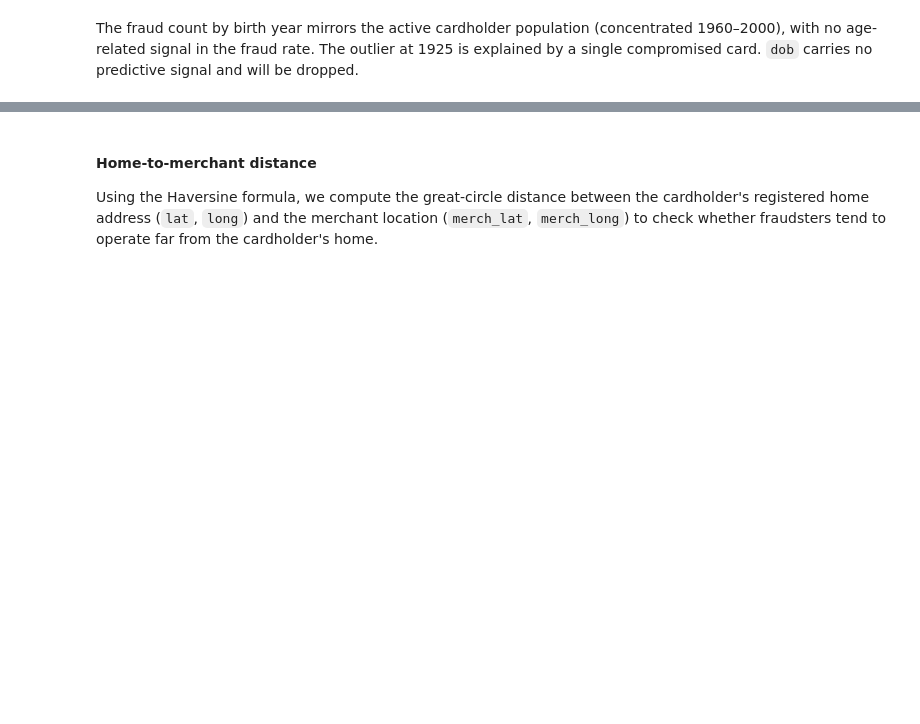
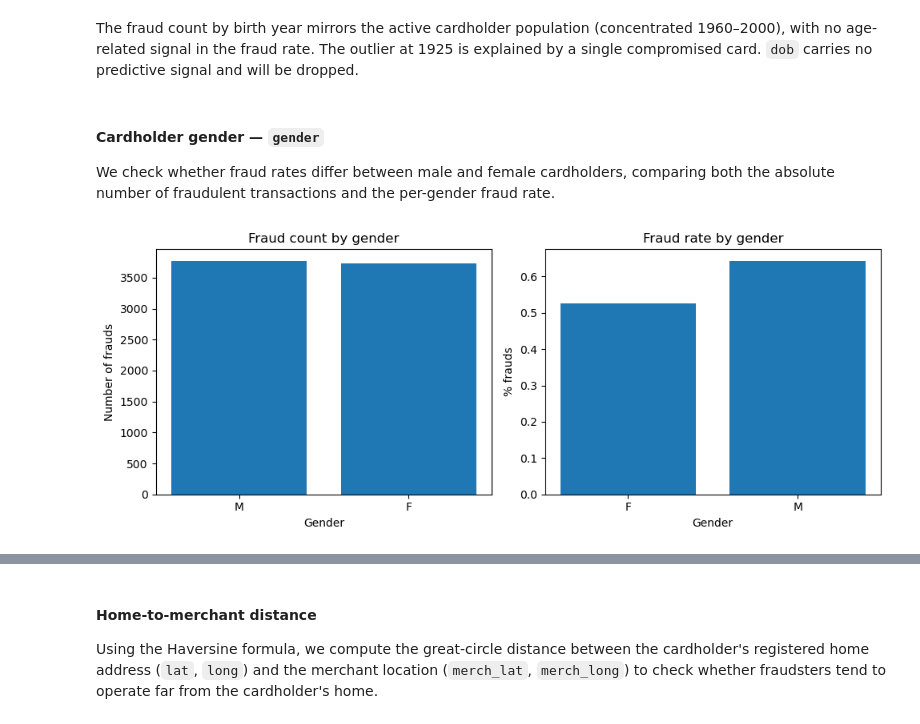
Before and after one commit to giorgiozoccatelli/Fraud-Detection, a Jupyter notebook: creditfraud.ipynb, the cells around one changed output, grey strips where cells are left out. Saved outputs shown, nothing was run; the diff lists cells and outputs as text; code cells hidden in the pictures; blank space fills up the shorter version.

```diff
--- a/creditfraud.ipynb
+++ b/creditfraud.ipynb
@@ -357,3 +357,28 @@ cc_num            is_fraud
 Name: count, dtype: int64
 # %% [markdown]
 The fraud count by birth year mirrors the active cardholder population (concentrated 1960–2000), with no age-related signal in the fraud rate. The outlier at 1925 is explained by a single compromised card. `dob` carries no predictive signal and will be dropped.
+# %% [markdown]
+#### Cardholder gender — `gender`
+
+We check whether fraud rates differ between male and female cardholders, comparing both the absolute number of fraudulent transactions and the per-gender fraud rate.
+# %%
+trans_gender = df["gender"].value_counts()
+fraud_gender = df[df["is_fraud"] == 1]["gender"].value_counts()
+perc_frauds_gender = (fraud_gender / trans_gender * 100).dropna().sort_values(ascending=True)
+
+fig, ax = plt.subplots(ncols=2, figsize=(10, 4))
+
+ax[0].bar(fraud_gender.index, fraud_gender.values)
+ax[0].set_xlabel("Gender")
+ax[0].set_ylabel("Number of frauds")
+ax[0].set_title("Fraud count by gender")
+
+ax[1].bar(perc_frauds_gender.index, perc_frauds_gender.values)
+ax[1].set_xlabel("Gender")
+ax[1].set_ylabel("% frauds")
+ax[1].set_title("Fraud rate by gender")
+
+plt.tight_layout()
+plt.show()
+# %% [output]
+[figure, added]
```
Also changed, not shown: parts of 11 cells of this notebook.
